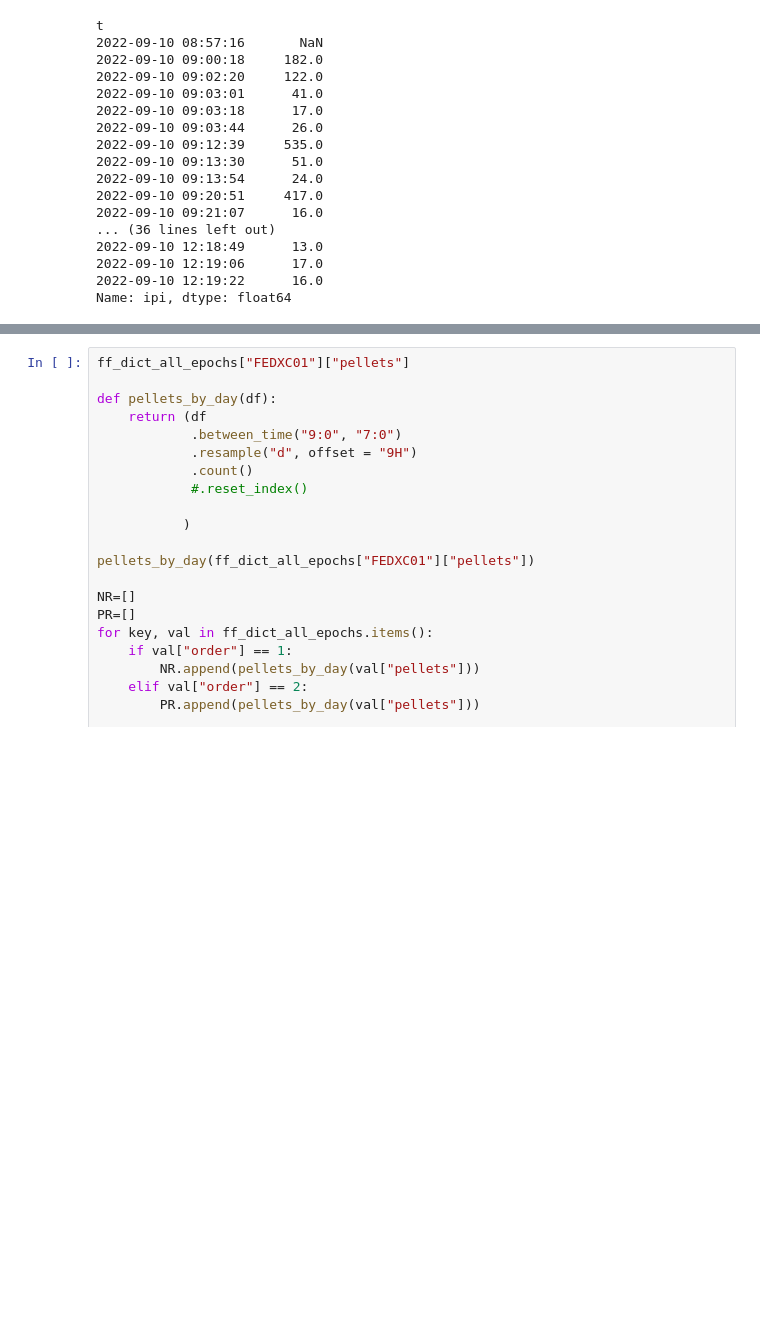
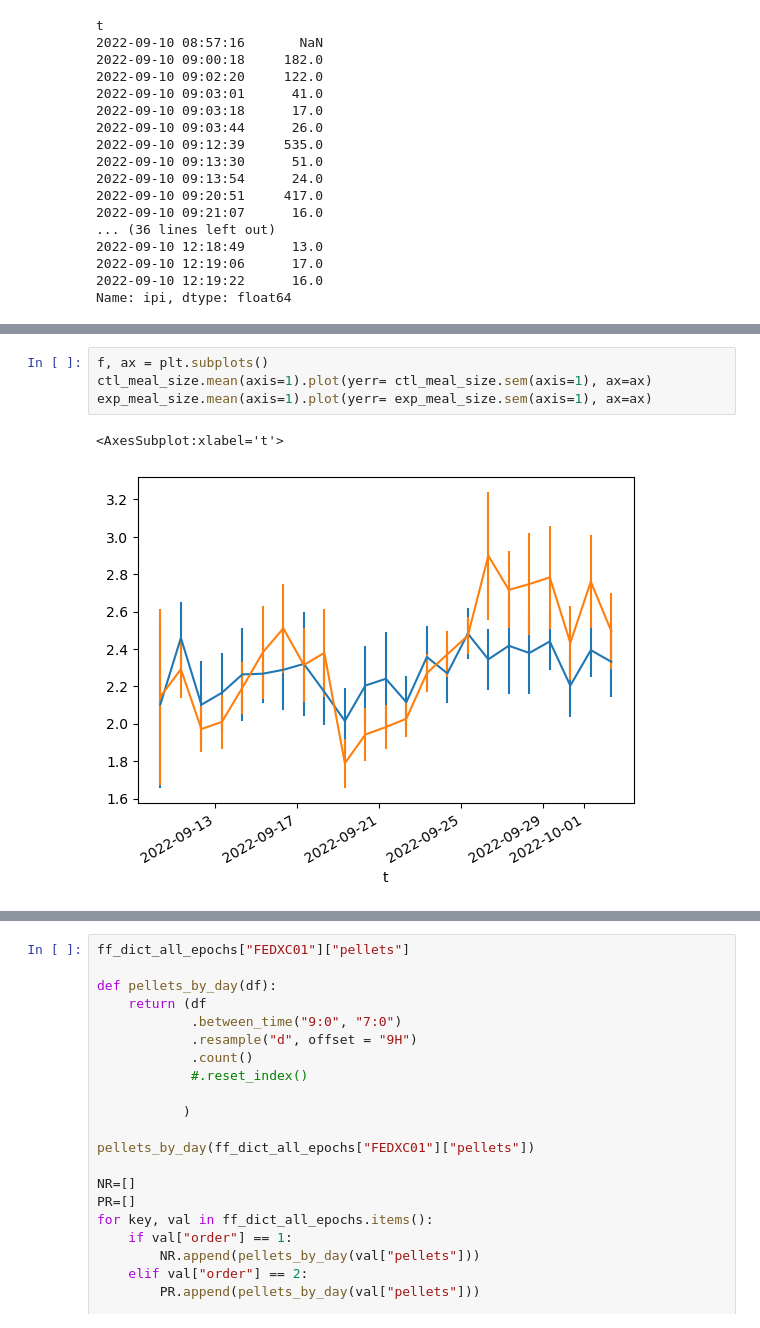
Before and after one commit to Htbibalan/FEDPROTEINPRO, a Jupyter notebook: notebooks/FEDXC_readdata_new.ipynb, the cells around one changed output, grey strips where cells are left out. Cells and saved outputs as stored; diff of their text form; blank space fills up the shorter version.

```diff
--- a/notebooks/FEDXC_readdata_new.ipynb
+++ b/notebooks/FEDXC_readdata_new.ipynb
@@ -258,0 +270,7 @@ mealsize_by_day (ff_dict_all_epochs["FEDXC01"]["pellets"])
+# %%
+f, ax = plt.subplots()
+ctl_meal_size.mean(axis=1).plot(yerr= ctl_meal_size.sem(axis=1), ax=ax)
+exp_meal_size.mean(axis=1).plot(yerr= exp_meal_size.sem(axis=1), ax=ax)
+# %% [output]
+<AxesSubplot:xlabel='t'>
+[figure, added]
```
Also changed, not shown: parts of 13 cells of this notebook, 1 other file.
